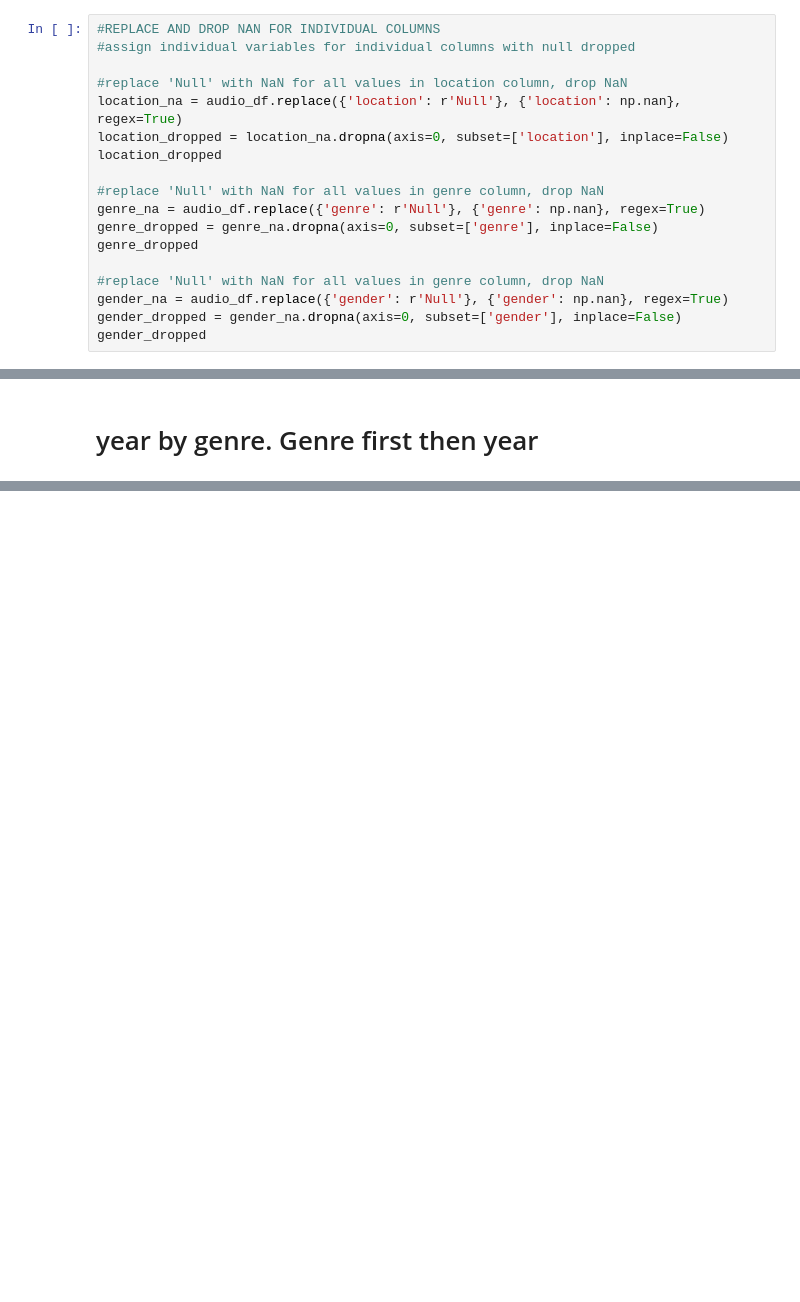
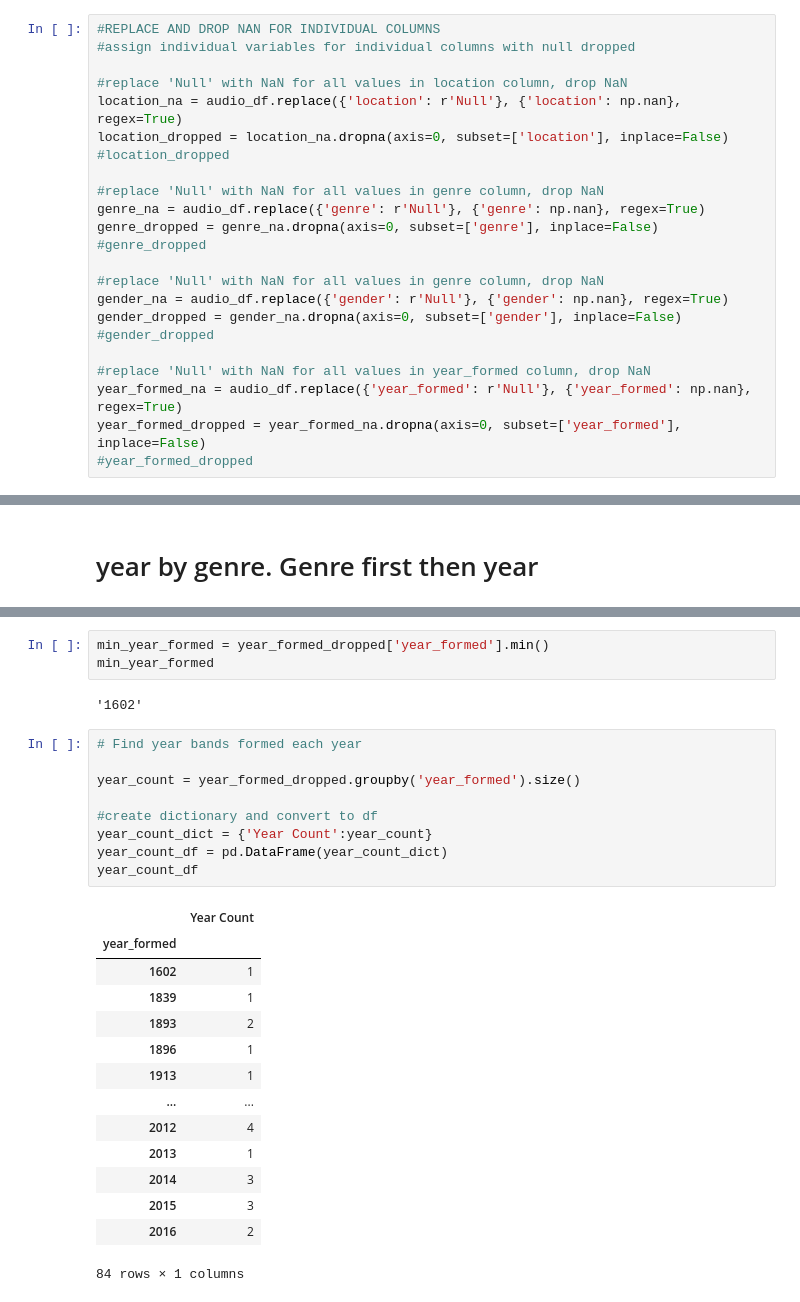
Before and after one commit to existentialplantperson/Week_08_COVID_analysis, a Jupyter notebook: Clarine_Audio_Data_Copy.ipynb, the cells around one changed output, grey strips where cells are left out. Drawn from its saved outputs; the diff is of its cells as text; blank space fills up the shorter version.

```diff
--- a/Clarine_Audio_Data_Copy.ipynb
+++ b/Clarine_Audio_Data_Copy.ipynb
@@ -256,14 +266,19 @@ audio_df.loc[audio_df['location'].str.contains
 #replace 'Null' with NaN for all values in location column, drop NaN
 location_na = audio_df.replace({'location': r'Null'}, {'location': np.nan}, regex=True)
 location_dropped = location_na.dropna(axis=0, subset=['location'], inplace=False)
-location_dropped
+#location_dropped
 
 #replace 'Null' with NaN for all values in genre column, drop NaN
 genre_na = audio_df.replace({'genre': r'Null'}, {'genre': np.nan}, regex=True)
 genre_dropped = genre_na.dropna(axis=0, subset=['genre'], inplace=False)
-genre_dropped
+#genre_dropped
 
 #replace 'Null' with NaN for all values in genre column, drop NaN
 gender_na = audio_df.replace({'gender': r'Null'}, {'gender': np.nan}, regex=True)
 gender_dropped = gender_na.dropna(axis=0, subset=['gender'], inplace=False)
-gender_dropped
+#gender_dropped
+
+#replace 'Null' with NaN for all values in year_formed column, drop NaN
+year_formed_na = audio_df.replace({'year_formed': r'Null'}, {'year_formed': np.nan}, regex=True)
+year_formed_dropped = year_formed_na.dropna(axis=0, subset=['year_formed'], inplace=False)
+#year_formed_dropped
@@ -656,0 +724,29 @@ count of year, genre by year - looking at year category by genre
+# %%
+min_year_formed = year_formed_dropped['year_formed'].min()
+min_year_formed
+# %% [output]
+'1602'
+# %%
+# Find year bands formed each year
+
+year_count = year_formed_dropped.groupby('year_formed').size()
+
+#create dictionary and convert to df
+year_count_dict = {'Year Count':year_count}
+year_count_df = pd.DataFrame(year_count_dict)
+year_count_df
+# %% [output]
+|  | Year Count |
+| year_formed |  |
+| 1602 | 1 |
+| 1839 | 1 |
+| 1893 | 2 |
+| 1896 | 1 |
+| 1913 | 1 |
+| ... | ... |
+| 2012 | 4 |
+| 2013 | 1 |
+| 2014 | 3 |
+| 2015 | 3 |
+| 2016 | 2 |
+84 rows × 1 columns
```
Also changed, not shown: parts of 32 cells of this notebook.
